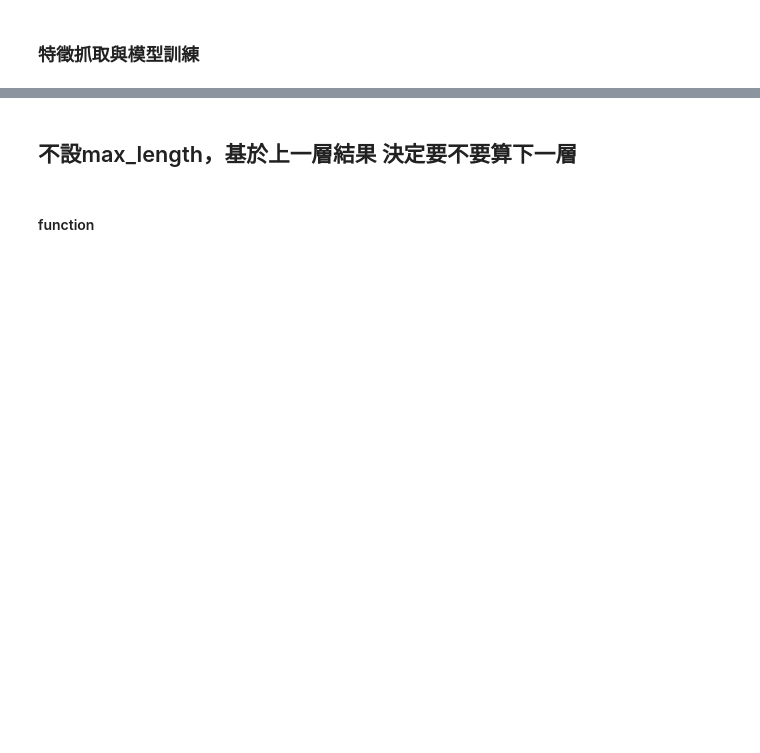
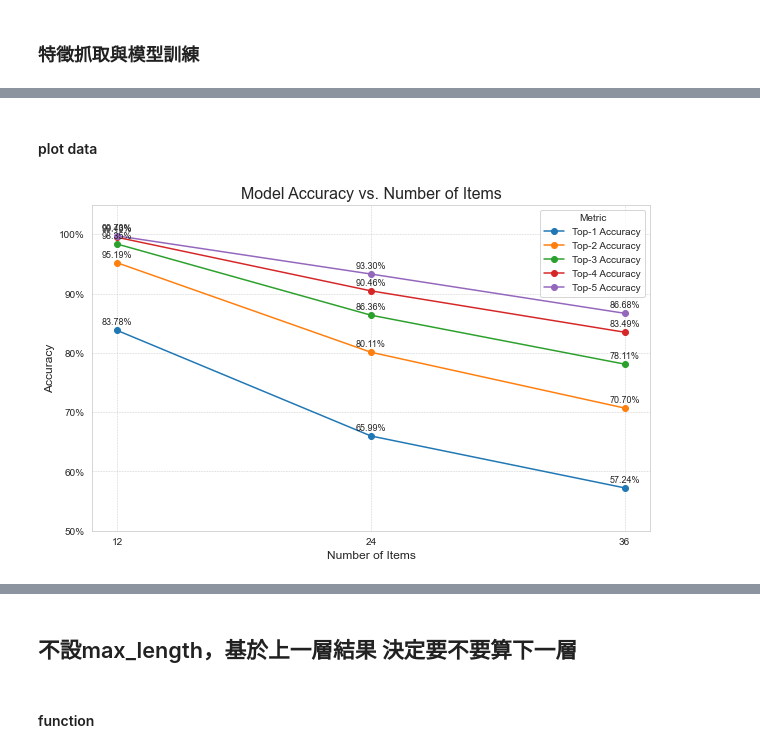
Before and after one commit to zoezou9/fp_mining, a Jupyter notebook: fp_mining_36.ipynb, the cells around one changed output, grey strips where cells are left out. Drawn from its saved outputs; the diff is of its cells as text; code cells hidden in the pictures; blank space fills up the shorter version.

```diff
--- a/fp_mining_36.ipynb
+++ b/fp_mining_36.ipynb
@@ -267,0 +270,47 @@ Artifacts saved to fp_model_artifacts_12.pkl
+# %% [markdown]
+#### plot data
+# %%
+import pandas as pd
+import matplotlib.pyplot as plt
+import seaborn as sns
+
+# Set a professional plot style
+sns.set_style("whitegrid")
+
+
+data = {
+    'num_items': [12, 24, 36, 0],  # 0 for the new experiment
+    'Top-1 Accuracy': [0.8378, 0.6599, 0.5724, 0.9669],
+    'Top-2 Accuracy': [0.9519, 0.8011, 0.7070, 0.9919],
+    'Top-3 Accuracy': [0.9835, 0.8636, 0.7811, 0.9983],
+    'Top-4 Accuracy': [0.9949, 0.9046, 0.8349, 0.9992],
+    'Top-5 Accuracy': [0.9973, 0.9330, 0.8668, 0.9998],
+}
+df_acc = pd.DataFrame(data)
+
+# --- Plotting (Corrected Method) ---
+# Set 'num_items' as the index for plotting
+df_acc_plot = df_acc.set_index('num_items')
+
+# Use the DataFrame's plot method
+ax = df_acc_plot.plot(kind='line', marker='o', figsize=(10, 6))
+
+# Add value labels to each point by iterating through the lines
+for line in ax.get_lines():
+    for x, y in zip(line.get_xdata(), line.get_ydata()):
+        ax.text(x, y + 0.01, f'{y:.2%}', ha='center', fontsize=9)
+
+# --- Formatting ---
+plt.title('Model Accuracy vs. Number of Items', fontsize=16)
+plt.xlabel('Number of Items', fontsize=12)
+plt.ylabel('Accuracy', fontsize=12)
+plt.xticks(df_acc['num_items']) # Ensure x-axis ticks are exactly at 12, 24, 36
+plt.ylim(0.5, 1.05) # Set y-axis limits for better visibility
+plt.gca().yaxis.set_major_formatter(plt.FuncFormatter('{:.0%}'.format)) # Format y-axis as percentage
+plt.legend(title='Metric')
+plt.grid(True, which='both', linestyle='--', linewidth=0.5)
+
+# Show the plot
+plt.show()
+# %% [output]
+[figure, added]
```
Also changed, not shown: parts of 23 cells of this notebook, 29 other files.
